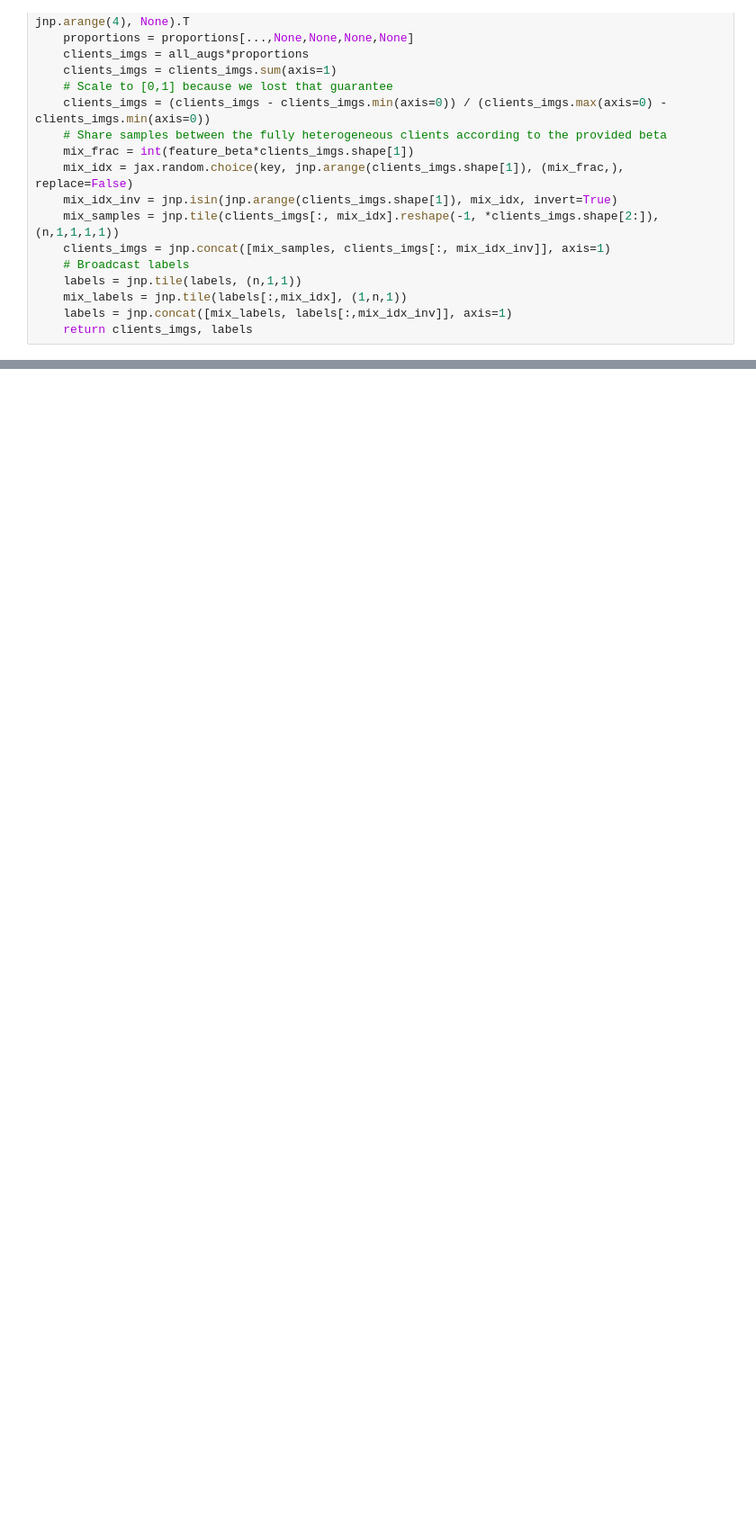
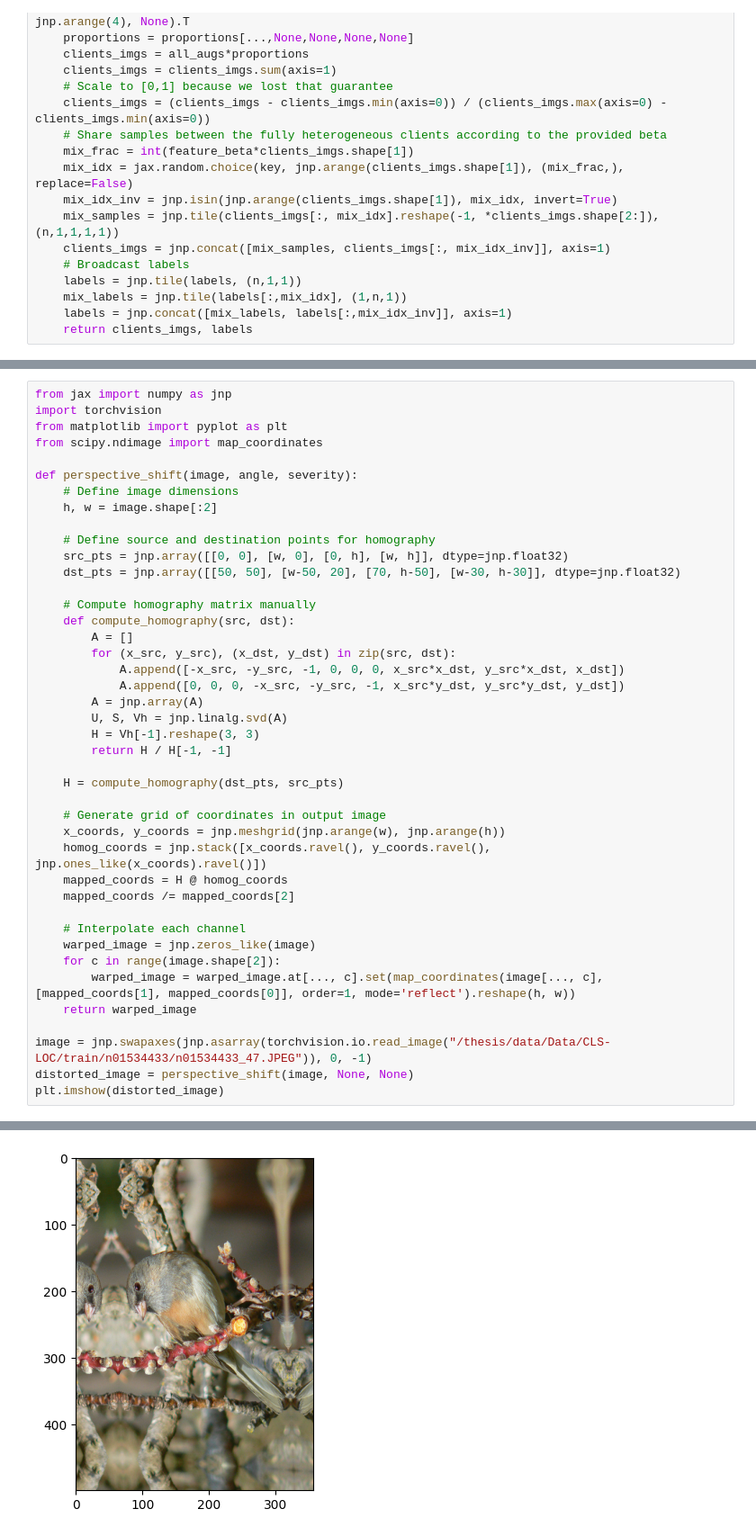
Before and after one commit to thijs-vanweezel/loss-symmetries-fl, a Jupyter notebook: exp.ipynb, the cells around one changed output, grey strips where cells are left out. Shown at 90% size. Cells and saved outputs as stored; diff of their text form; blank space fills up the shorter version.

Commit message:
shift perspective (todo: explain)

```diff
--- a/exp.ipynb
+++ b/exp.ipynb
@@ -76,0 +112,43 @@ plt.imshow(x[-1,98])
+# %%
+from jax import numpy as jnp
+import torchvision
+from matplotlib import pyplot as plt
+from scipy.ndimage import map_coordinates
+
+def perspective_shift(image, angle, severity):
+    # Define image dimensions
+    h, w = image.shape[:2]
+
+    # Define source and destination points for homography
+    src_pts = jnp.array([[0, 0], [w, 0], [0, h], [w, h]], dtype=jnp.float32)
+    dst_pts = jnp.array([[50, 50], [w-50, 20], [70, h-50], [w-30, h-30]], dtype=jnp.float32)
+
+    # Compute homography matrix manually
+    def compute_homography(src, dst):
+        A = []
+        for (x_src, y_src), (x_dst, y_dst) in zip(src, dst):
+            A.append([-x_src, -y_src, -1, 0, 0, 0, x_src*x_dst, y_src*x_dst, x_dst])
+            A.append([0, 0, 0, -x_src, -y_src, -1, x_src*y_dst, y_src*y_dst, y_dst])
+        A = jnp.array(A)
+        U, S, Vh = jnp.linalg.svd(A)
+        H = Vh[-1].reshape(3, 3)
+        return H / H[-1, -1]
+
+    H = compute_homography(dst_pts, src_pts)
+
+    # Generate grid of coordinates in output image
+    x_coords, y_coords = jnp.meshgrid(jnp.arange(w), jnp.arange(h))
+    homog_coords = jnp.stack([x_coords.ravel(), y_coords.ravel(), jnp.ones_like(x_coords).ravel()])
+    mapped_coords = H @ homog_coords
+    mapped_coords /= mapped_coords[2]
+
+    # Interpolate each channel
+    warped_image = jnp.zeros_like(image)
+    for c in range(image.shape[2]):
+        warped_image = warped_image.at[..., c].set(map_coordinates(image[..., c], [mapped_coords[1], mapped_coords[0]], order=1, mode='reflect').reshape(h, w))
+    return warped_image
+
+image = jnp.swapaxes(jnp.asarray(torchvision.io.read_image("/thesis/data/Data/CLS-LOC/train/n01534433/n01534433_47.JPEG")), 0, -1)
+distorted_image = perspective_shift(image, None, None)
+plt.imshow(distorted_image)
+# %% [output]
@@ -76,0 +156 @@ plt.imshow(x[-1,98])
+[figure, added]
```
Also changed, not shown: parts of 3 cells of this notebook.
